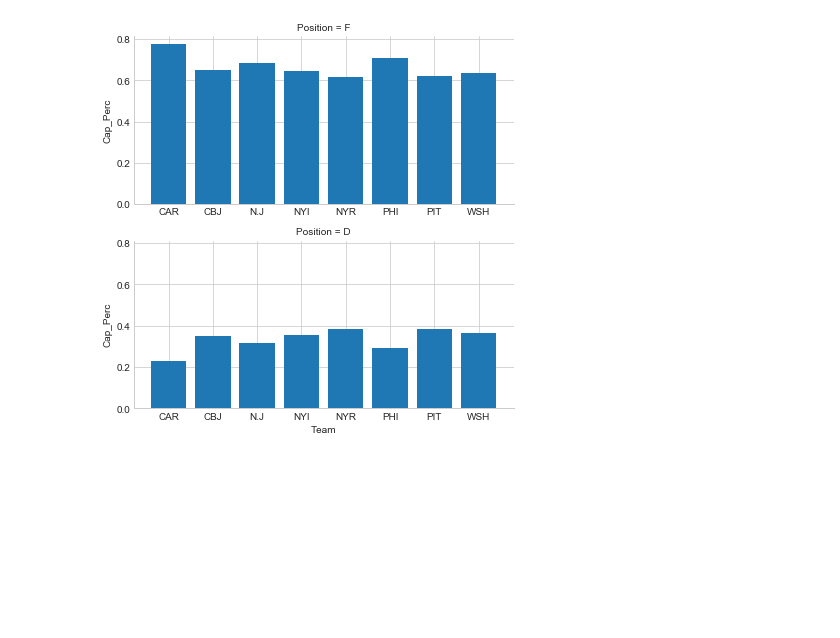
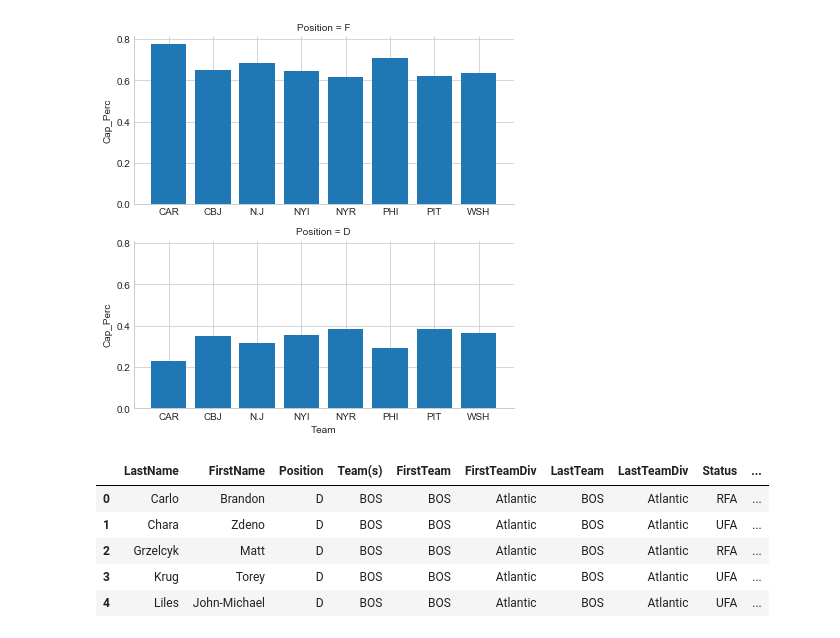
Before and after one commit to cjgargano/UCI-Project-01, a Jupyter notebook: NHL_Data_Analysis.ipynb, the cells around one changed output. Cells and saved outputs as stored; diff of their text form; code cells hidden in the pictures; blank space fills up the shorter version.

```diff
--- a/NHL_Data_Analysis.ipynb
+++ b/NHL_Data_Analysis.ipynb
@@ -651,3 +651,14 @@ plt.title("Cap Hit vs. Normalized Dangerous Shots Against")
 #plt.legend(handles = [fwd_plot, def_plot], loc = 'best')
 
 plt.show()
+# %%
+#read in the salary specific data file
+salary_df = pd.read_csv("nhl_salary.csv", encoding='ISO-8859-1',error_bad_lines=False)
+salary_df.head()
+# %% [output]
+|  | LastName | FirstName | Position | Team(s) | FirstTeam | FirstTeamDiv | LastTeam | LastTeamDiv | Status | ... |
+| 0 | Carlo | Brandon | D | BOS | BOS | Atlantic | BOS | Atlantic | RFA | ... |
+| 1 | Chara | Zdeno | D | BOS | BOS | Atlantic | BOS | Atlantic | UFA | ... |
+| 2 | Grzelcyk | Matt | D | BOS | BOS | Atlantic | BOS | Atlantic | RFA | ... |
+| 3 | Krug | Torey | D | BOS | BOS | Atlantic | BOS | Atlantic | UFA | ... |
+| 4 | Liles | John-Michael | D | BOS | BOS | Atlantic | BOS | Atlantic | UFA | ... |
```
Also changed, not shown: parts of 9 cells of this notebook, 3 other files.
